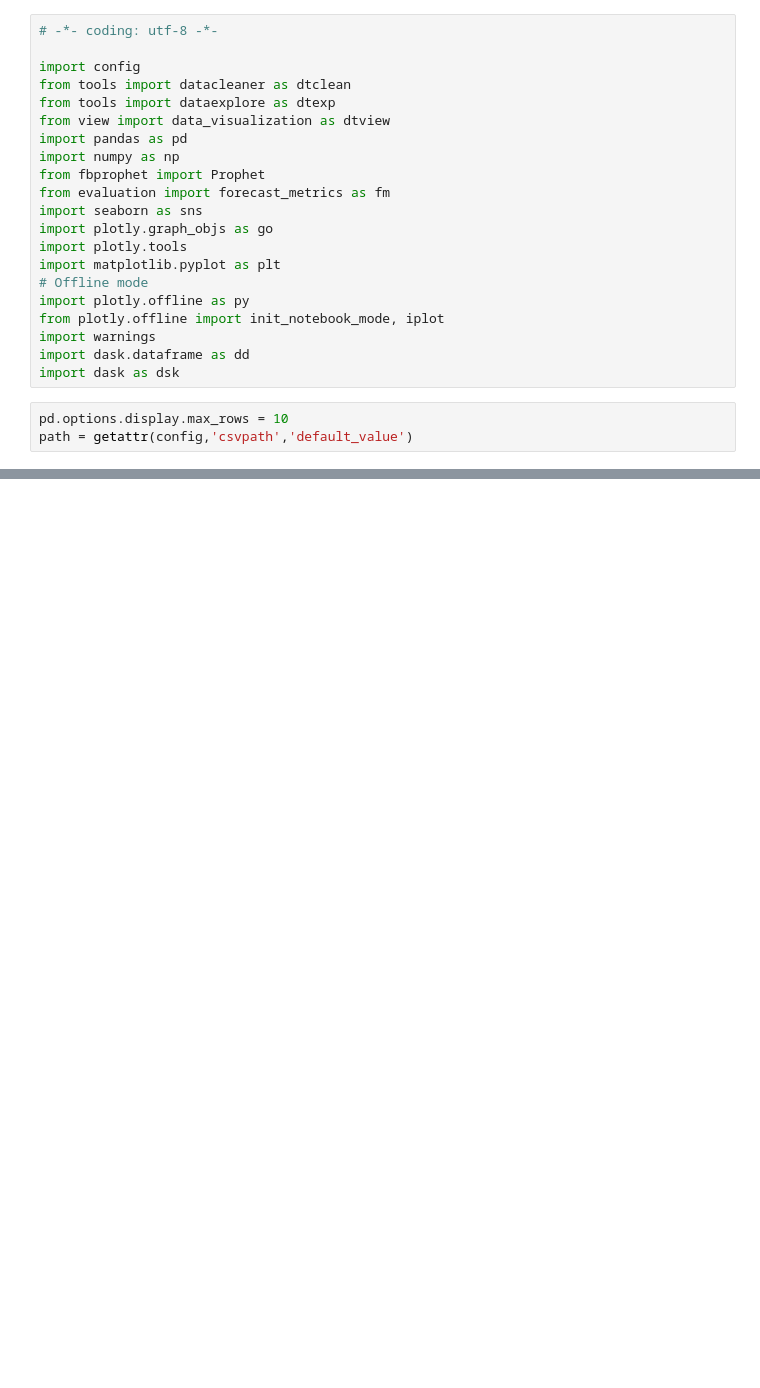
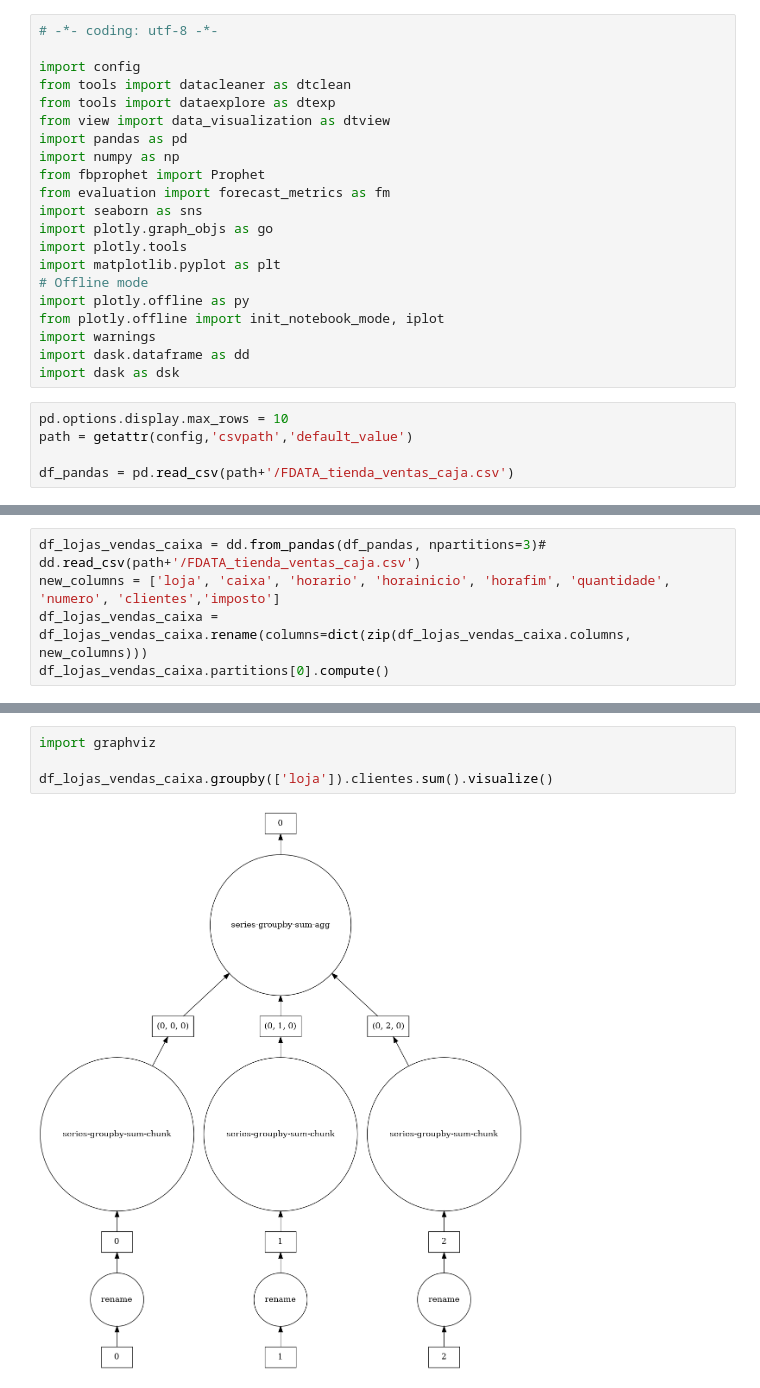
Before and after one commit to clonyjr/prophet, a Jupyter notebook: sisqual_data_analysis_dec_2020.ipynb, the cells around one changed output, grey strips where cells are left out. Cells and saved outputs as stored; diff of their text form; blank space fills up the shorter version.

```diff
--- a/sisqual_data_analysis_dec_2020.ipynb
+++ b/sisqual_data_analysis_dec_2020.ipynb
@@ -22,3 +22,5 @@ import dask as dsk
 # %%
 pd.options.display.max_rows = 10
 path = getattr(config,'csvpath','default_value')
+
+df_pandas = pd.read_csv(path+'/FDATA_tienda_ventas_caja.csv')
@@ -35,0 +27,5 @@ df_lojas_vendas_caixa.head()
+# %%
+df_lojas_vendas_caixa = dd.from_pandas(df_pandas, npartitions=3)# dd.read_csv(path+'/FDATA_tienda_ventas_caja.csv')
+new_columns = ['loja', 'caixa', 'horario', 'horainicio', 'horafim', 'quantidade', 'numero', 'clientes','imposto']
+df_lojas_vendas_caixa = df_lojas_vendas_caixa.rename(columns=dict(zip(df_lojas_vendas_caixa.columns, new_columns)))
+df_lojas_vendas_caixa.partitions[0].compute()
@@ -35,0 +96,6 @@ df_lojas_vendas_caixa.head()
+# %%
+import graphviz
+
+df_lojas_vendas_caixa.groupby(['loja']).clientes.sum().visualize()
+# %% [output]
+[figure, added]
```
Also changed, not shown: parts of 5 cells of this notebook.
